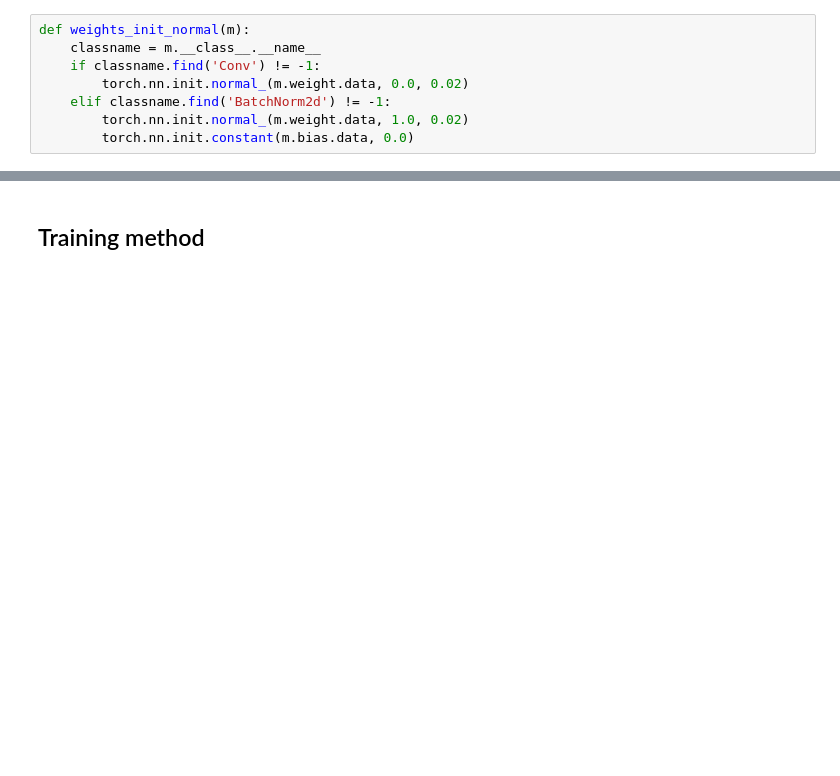
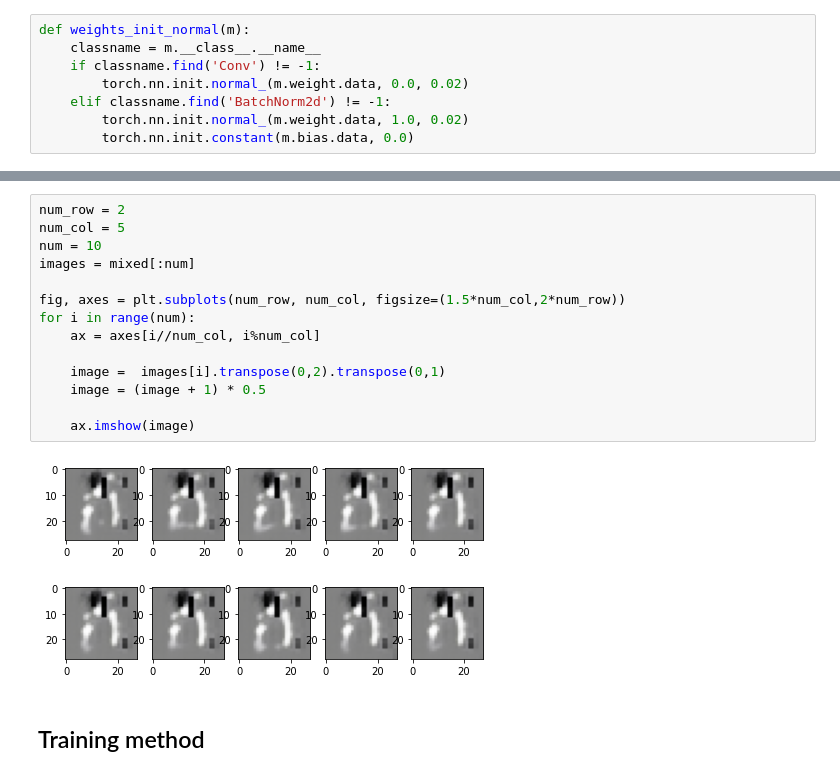
Before and after one commit to bochendong/unsupervised_domain_adaptation, a Jupyter notebook: my_model.ipynb, the cells around one changed output, grey strips where cells are left out. Cells and saved outputs as stored; diff of their text form; blank space fills up the shorter version.

```diff
--- a/my_model.ipynb
+++ b/my_model.ipynb
@@ -302,3 +435,19 @@ Identity_Generator(
+# %%
+num_row = 2
+num_col = 5
+num = 10
+images = mixed[:num]
+
+fig, axes = plt.subplots(num_row, num_col, figsize=(1.5*num_col,2*num_row))
+for i in range(num):
+    ax = axes[i//num_col, i%num_col]
+
+    image =  images[i].transpose(0,2).transpose(0,1)
+    image = (image + 1) * 0.5
+
+    ax.imshow(image)
+# %% [output]
+[figure, added]
 # %% [markdown]
 ## Training method
 # %%
```
Also changed, not shown: parts of 16 cells of this notebook.
